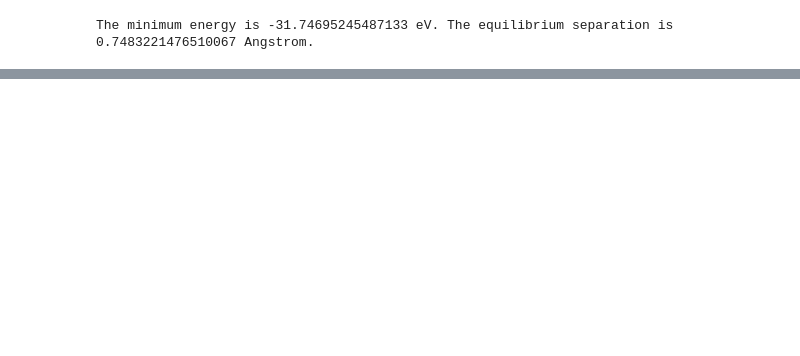
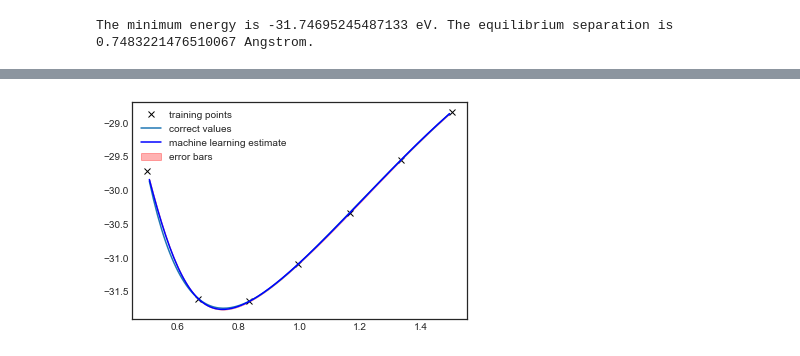
Before and after one commit to simonbatzner/electron-density, a Jupyter notebook: Reproduce_KRR/Bayesian_NN.ipynb, the cells around one changed output, grey strips where cells are left out. Drawn from its saved outputs; the diff is of its cells as text; code cells hidden in the pictures; blank space fills up the shorter version.

```diff
--- a/Reproduce_KRR/Bayesian_NN.ipynb
+++ b/Reproduce_KRR/Bayesian_NN.ipynb
@@ -66,0 +200,11 @@ import theano.tensor as t
+# %%
+train_X = mapminmax(train_set, train_set)
+train_Y = mapminmax(train_ens, train_ens)
+
+ann_input = theano.shared(train_X)
+ann_output = theano.shared(train_Y)
+neural_network_3 = nn_bias_4(ann_input, ann_output)
+
+with neural_network_3:
+    inference = pm.ADVI()
+    approx_3 = pm.fit(n=int(3e5), method=inference)
@@ -66,0 +213,3 @@ import theano.tensor as t
+# %%
+trace_3 = approx_3.sample(draws=5000)
+pm.summary(trace_3)
@@ -66,0 +234,32 @@ import theano.tensor as t
+# %%
+seps_os = test_set
+seps_os_comp = mapminmax(seps_os, train_set)
+
+ann_input.set_value(seps_os_comp)
+pred_3 = pm.sample_ppc(trace_3, 10000, model=neural_network_3)
+# %%
+data_pred = pred_3['out']
+
+y_ests = []
+y_stds = []
+for n in range(seps_os.shape[0]):
+    y_est = np.mean(data_pred[:,n])
+    y_std = np.std(data_pred[:,n])
+
+    y_ests.append(y_est)
+    y_stds.append(y_std)
+[y_ests, fac_min] = mapminmax_rev(np.array(y_ests), train_ens)
+y_stds = fac_min*np.array(y_stds)
+
+mult = 1
+
+fig, ax = plt.subplots(1,1)
+
+ax.plot(train_set, train_ens, 'kx', label='training points')
+ax.plot(test_set, test_ens, label='correct values')
+ax.plot(seps_os, y_ests, 'b',label='machine learning estimate')
+ax.fill_between(seps_os, y_ests - mult*y_stds, y_ests + mult*y_stds, color='red', alpha=0.3, label='error bars')
+plt.legend()
+plt.show()
+# %% [output]
+[figure, added]
```
Also changed, not shown: parts of 29 cells of this notebook, 5 other files.
